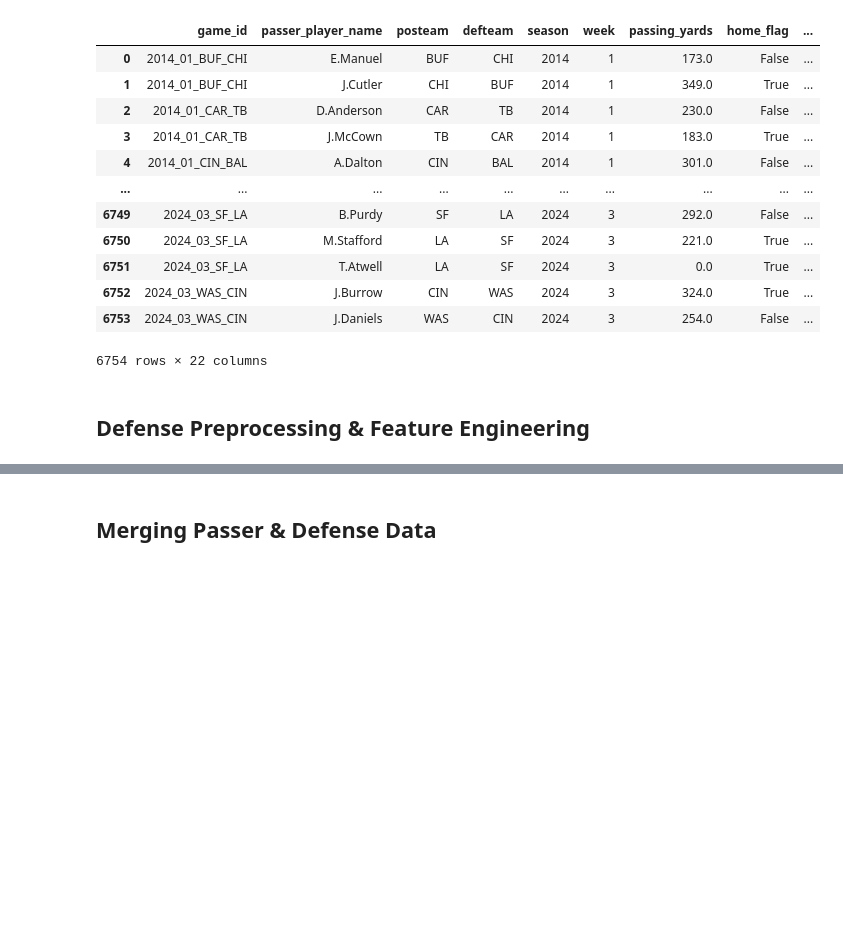
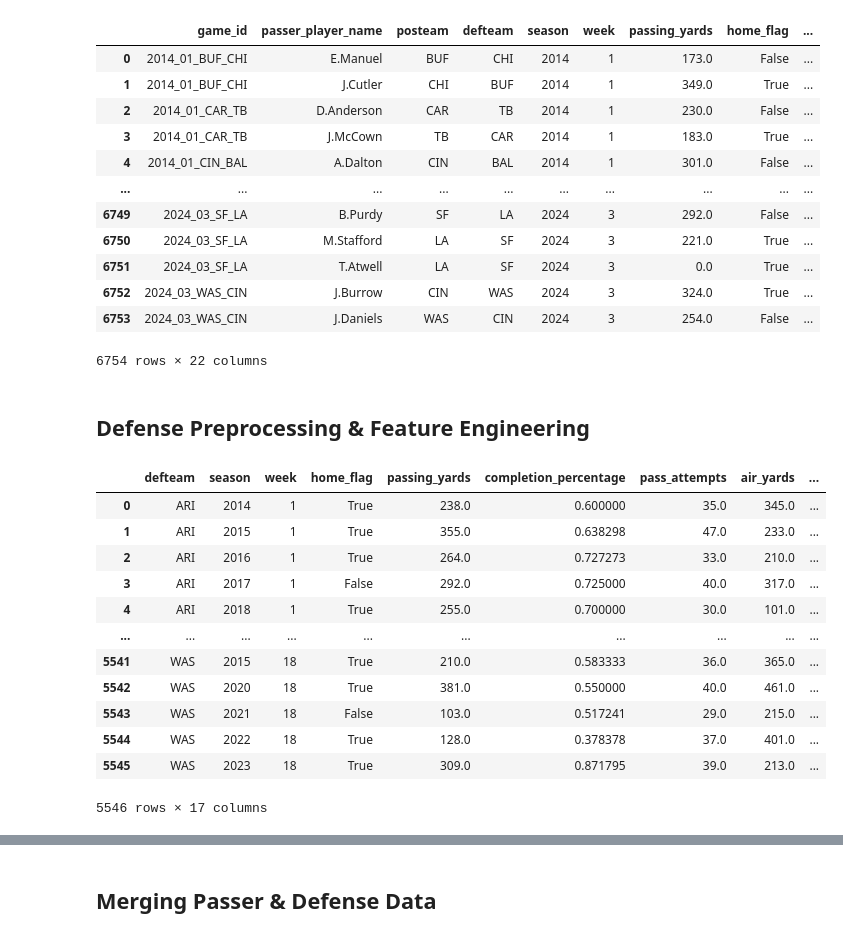
Before and after one commit to bhuggard/CheckTheCover, a Jupyter notebook: sandbox.ipynb, the cells around one changed output, grey strips where cells are left out. Cells and saved outputs as stored; diff of their text form; code cells hidden in the pictures; blank space fills up the shorter version.

```diff
--- a/sandbox.ipynb
+++ b/sandbox.ipynb
@@ -232,6 +232,22 @@ defense_df = defense_df.drop(columns=['home_team', 'away_team'])
 defense_df = defense_df[['defteam', 'season', 'week', 'home_flag', 'passing_yards', 'completion_percentage', 'pass_attempts',
                        'air_yards',  'yards_after_catch', 'epa', 'interception', 'qb_hit', 'sack', 'pass_touchdown',
                        'cpoe', 'roof', 'surface']]
+# %%
+defense_df
+# %% [output]
+|  | defteam | season | week | home_flag | passing_yards | completion_percentage | pass_attempts | air_yards | ... |
+| 0 | ARI | 2014 | 1 | True | 238.0 | 0.600000 | 35.0 | 345.0 | ... |
+| 1 | ARI | 2015 | 1 | True | 355.0 | 0.638298 | 47.0 | 233.0 | ... |
+| 2 | ARI | 2016 | 1 | True | 264.0 | 0.727273 | 33.0 | 210.0 | ... |
+| 3 | ARI | 2017 | 1 | False | 292.0 | 0.725000 | 40.0 | 317.0 | ... |
+| 4 | ARI | 2018 | 1 | True | 255.0 | 0.700000 | 30.0 | 101.0 | ... |
+| ... | ... | ... | ... | ... | ... | ... | ... | ... | ... |
+| 5541 | WAS | 2015 | 18 | True | 210.0 | 0.583333 | 36.0 | 365.0 | ... |
+| 5542 | WAS | 2020 | 18 | True | 381.0 | 0.550000 | 40.0 | 461.0 | ... |
+| 5543 | WAS | 2021 | 18 | False | 103.0 | 0.517241 | 29.0 | 215.0 | ... |
+| 5544 | WAS | 2022 | 18 | True | 128.0 | 0.378378 | 37.0 | 401.0 | ... |
+| 5545 | WAS | 2023 | 18 | True | 309.0 | 0.871795 | 39.0 | 213.0 | ... |
+5546 rows × 17 columns
 # %%
 # Calculate the exponentially weighted moving average for each feature
 defense_df['completion_percentage_ewma'] = defense_df.groupby('defteam')['completion_percentage']\
```
Also changed, not shown: parts of 2 cells of this notebook, 1 other file.
